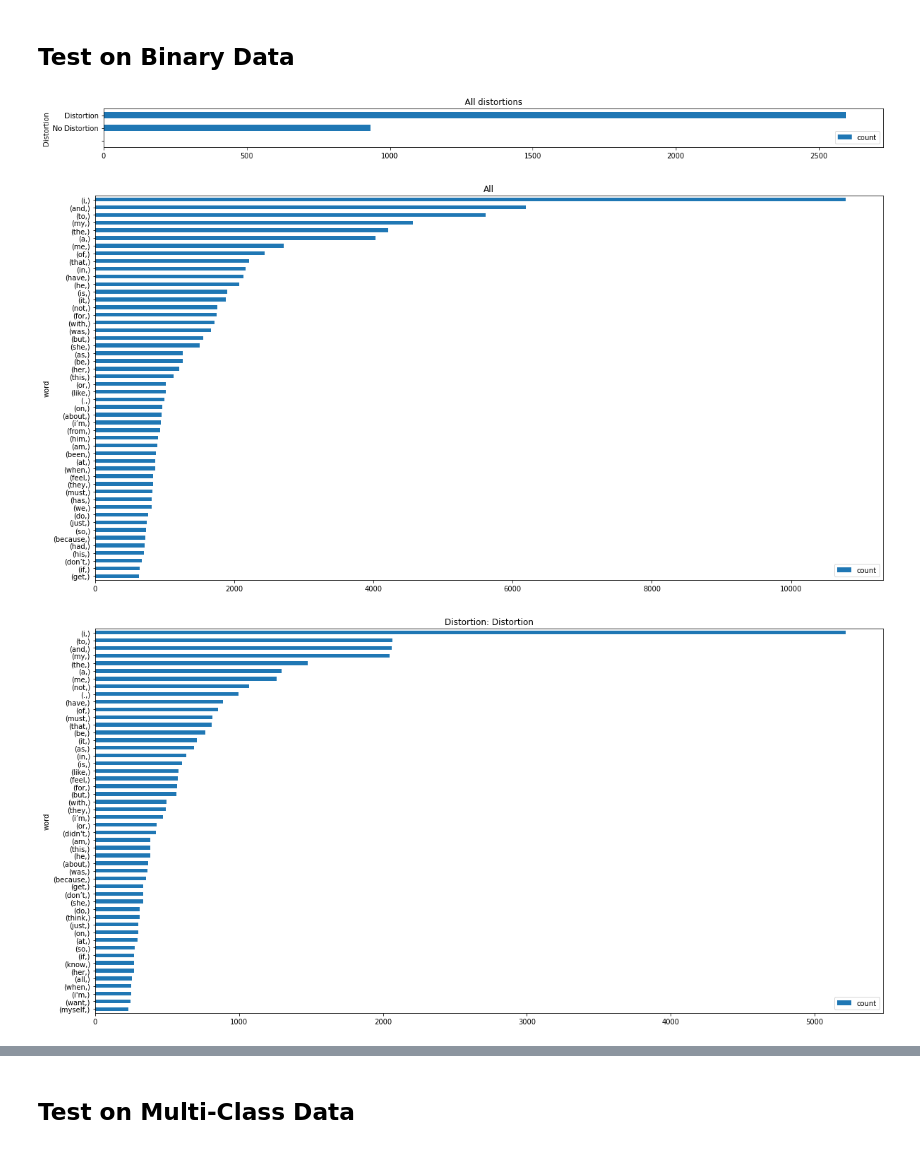
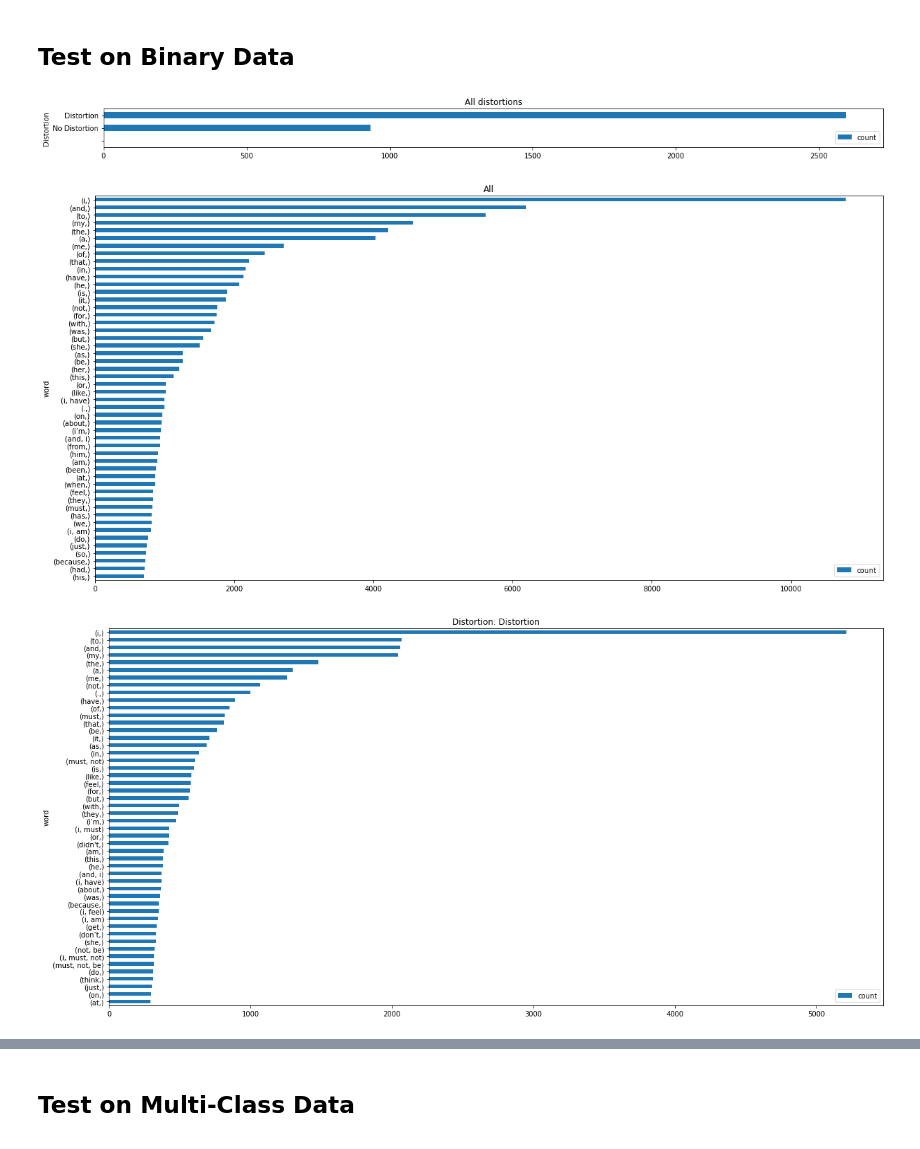
Before and after one commit to aigents/pygents, a Jupyter notebook: notebooks/nlp/sentiment/distortions_preliminary_data_checks.ipynb, the cells around one changed output, grey strips where cells are left out. Saved outputs shown, nothing was run; the diff lists cells and outputs as text; code cells hidden in the pictures.

```diff
--- a/notebooks/nlp/sentiment/distortions_preliminary_data_checks.ipynb
+++ b/notebooks/nlp/sentiment/distortions_preliminary_data_checks.ipynb
@@ -458,13 +455,13 @@ plot_debug_charts(distortions, n_gram_dicts, all_n_grams, norm_n_gram_dicts, 20)
 # %%
 df = pd.read_csv(binary_dataset_file_path)
 df.insert(1, "N/A text", value = np.nan)
 df.insert(3, "N/A label", value = np.nan)
 
 distortions, n_gram_dicts, all_n_grams, norm_n_gram_dicts, uniq_n_gram_dicts, uniq_all_n_grams, n_gram_distortions, \
 norm_uniq_n_gram_dicts, n_gram_distortions_counts \
-= count_ngrams_basic(df,1)
+= count_ngrams_basic(df,3)
 plot_debug_charts(distortions, n_gram_dicts, all_n_grams, norm_n_gram_dicts, 50)
 # %% [output]
 [figure]
-[figure, old version]
+[figure, new version]
-[figure, old version]
+[figure, new version]
```
Also changed, not shown: parts of 9 cells of this notebook, 1 other file.
